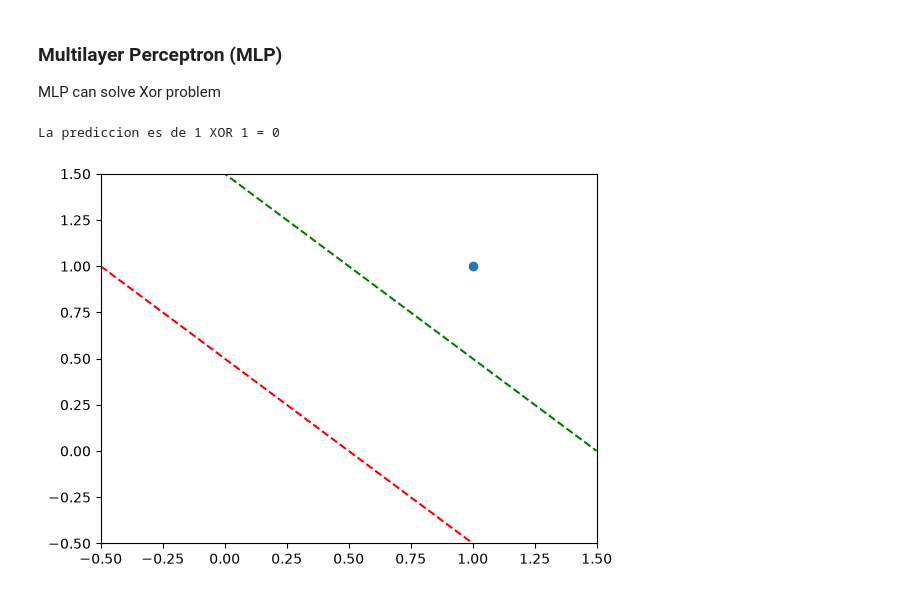
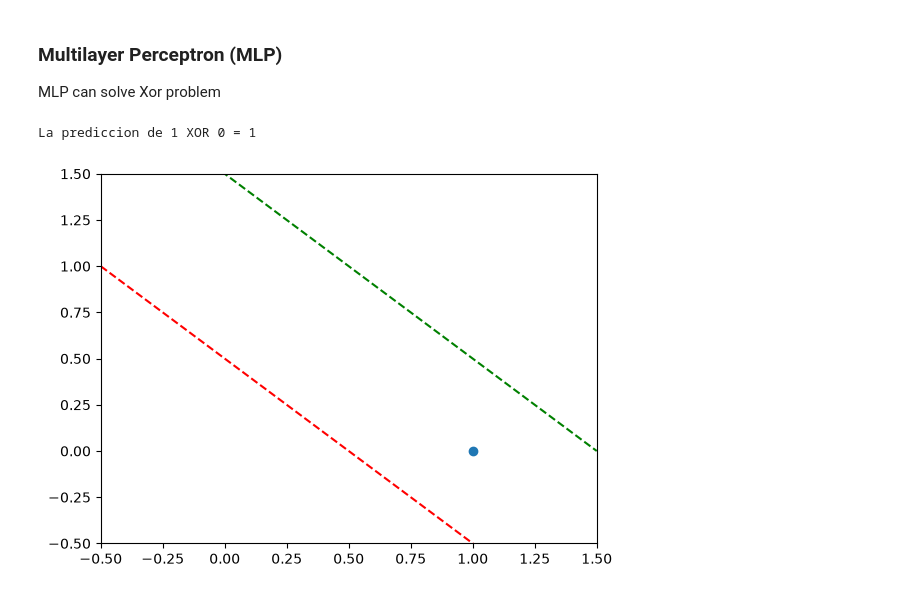
Before and after one commit to titooDiaz/Machine-Learning, a Jupyter notebook: HOML/Part 2/Chapter 10/nootebook.ipynb, the cells around one changed output. Drawn from its saved outputs; the diff is of its cells as text; code cells hidden in the pictures.

```diff
--- a/HOML/Part 2/Chapter 10/nootebook.ipynb
+++ b/HOML/Part 2/Chapter 10/nootebook.ipynb
@@ -111,8 +119,8 @@ def xor(x1, x2):
 
     return perceptron(np.array([h1, h2]), np.array([1, 1]), -1.5)
 # %%
-valores = [1,1]
+valores = [1,0]
 print(f"La prediccion de {valores[0]} XOR {valores[1]} = {xor(valores[0], valores[1])}")
 # %% [output]
-La prediccion es de 1 XOR 1 = 0
+La prediccion de 1 XOR 0 = 1
-[figure, old version]
+[figure, new version]
```
Also changed, not shown: parts of 47 cells of this notebook.
